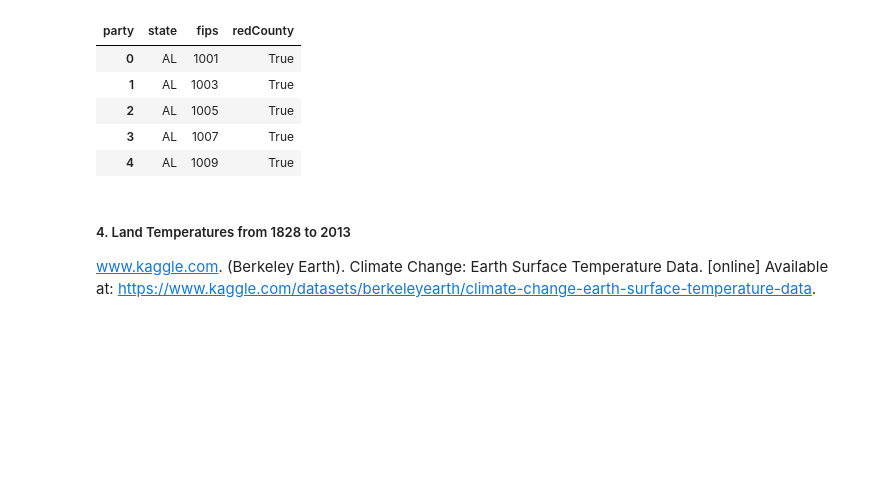
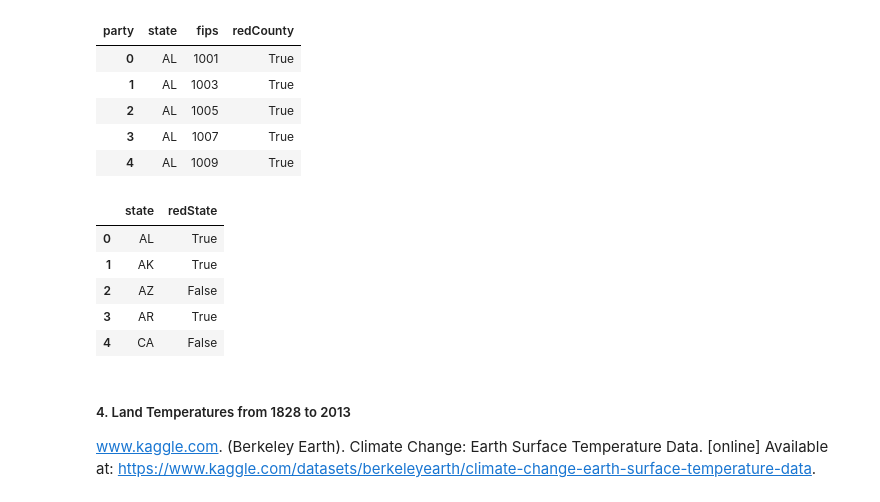
Before and after one commit to paulroconnor/UNFCCC-Econometric-Analysis, a Jupyter notebook: DataPreparation.ipynb, the cells around one changed output. Saved outputs shown, nothing was run; the diff lists cells and outputs as text; code cells hidden in the pictures; blank space fills up the shorter version.

```diff
--- a/DataPreparation.ipynb
+++ b/DataPreparation.ipynb
@@ -110,3 +119,12 @@ ElectionbyCounty.head()
+# %%
+ElectionbyState.head()
+# %% [output]
+|  | state | redState |
+| 0 | AL | True |
+| 1 | AK | True |
+| 2 | AZ | False |
+| 3 | AR | True |
+| 4 | CA | False |
 # %% [markdown]
 ##### 4. Land Temperatures from 1828 to 2013
 www.kaggle.com. (Berkeley Earth). Climate Change: Earth Surface Temperature Data. [online] Available at: https://www.kaggle.com/datasets/berkeleyearth/climate-change-earth-surface-temperature-data.
```
Also changed, not shown: parts of 8 cells of this notebook.
